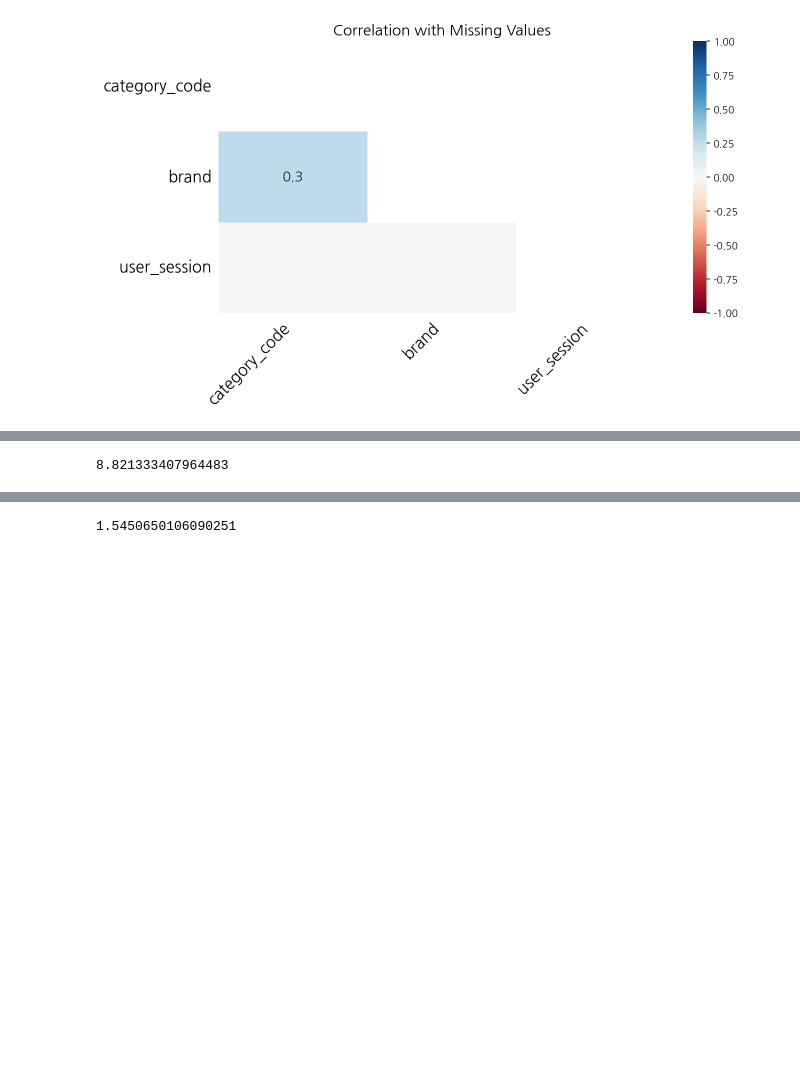
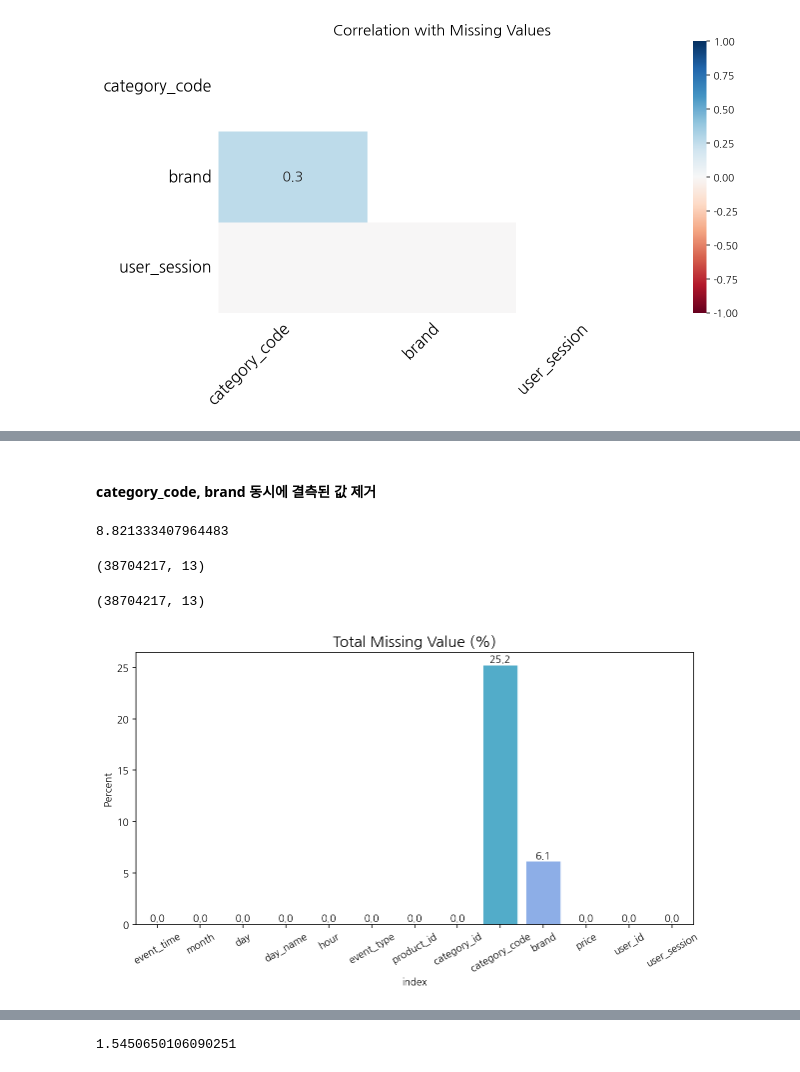
Before and after one commit to benidjor/ecommerce-behavior-data-analysis, a Jupyter notebook: tsj_data/2019_oct_eda.ipynb, the cells around one changed output, grey strips where cells are left out. Drawn from its saved outputs; the diff is of its cells as text; code cells hidden in the pictures; blank space fills up the shorter version.

```diff
--- a/tsj_data/2019_oct_eda.ipynb
+++ b/tsj_data/2019_oct_eda.ipynb
@@ -388,6 +402,42 @@ mod.corr()
+# %% [markdown]
+#### category_code, brand 동시에 결측된 값 제거
 # %%
 # 전체 값 대비 category_code, brand 전부 결측인 값들의 비율
 null_cond = (mod["category_code"].isna()) & (mod["brand"].isna())
 (mod[null_cond].shape[0] / mod.shape[0]) * 100
 # %% [output]
 8.821333407964483
+# %%
+# 전체 데이터에서 category_code, brand 둘다 NaN 값인 경우 제거
+both_null_cond = (mod["category_code"].notna()) | (mod["brand"].notna())
+mod[both_null_cond].shape
+# %% [output]
+(38704217, 13)
+# %%
+no_both_null = mod[both_null_cond]
+no_both_null.shape
+# %% [output]
+(38704217, 13)
+# %%
+# 결측치 percent 구함
+null_total_2 = no_both_null.isnull().sum()
+null_count_2 = no_both_null.isnull().count()
+percent_2 = round((null_total_2 / null_count_2) * 100, 1)
+
+# 결측치 개수, 퍼센트 데이터프레임으로 생성
+missing_data_2 = pd.concat([null_total_2, percent_2], axis=1, keys=["Total", "Percent"])
+# %%
+# 결측치 퍼센트 그래프 생성
+plt.figure(figsize=(10, 5))
+sns_pct_2 = sns.barplot(x="index", y="Percent", data=missing_data_2.reset_index())
+sns_pct_2.set_xticklabels(sns_pct_2.get_xticklabels(), rotation=30)
+
+# bar 그래프 상단에 퍼센트 표기
+for bar in sns_pct_2.patches:
+    height = bar.get_height()
+    plt.text(bar.get_x() + bar.get_width()/2.0, height + 0.3, "%.1f" % height, ha="center")
+
+sns_pct_2.set_title("Total Missing Value (%)", fontsize=15)
+plt.show()
+# %% [output]
+[figure, added]
```
Also changed, not shown: parts of 12 cells of this notebook.
